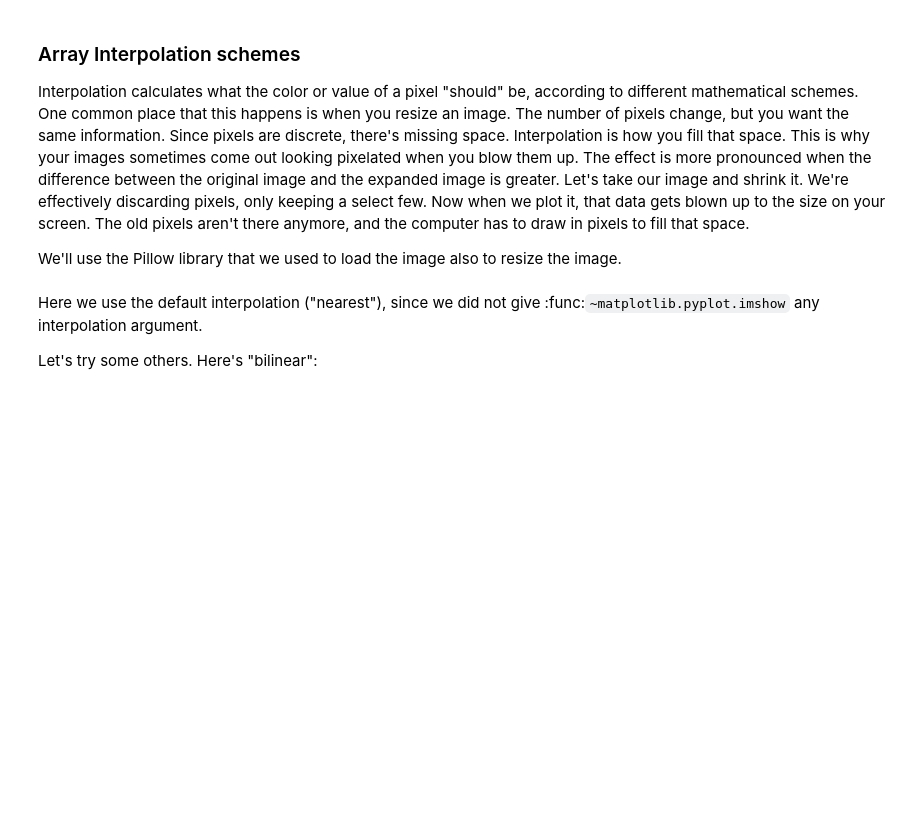
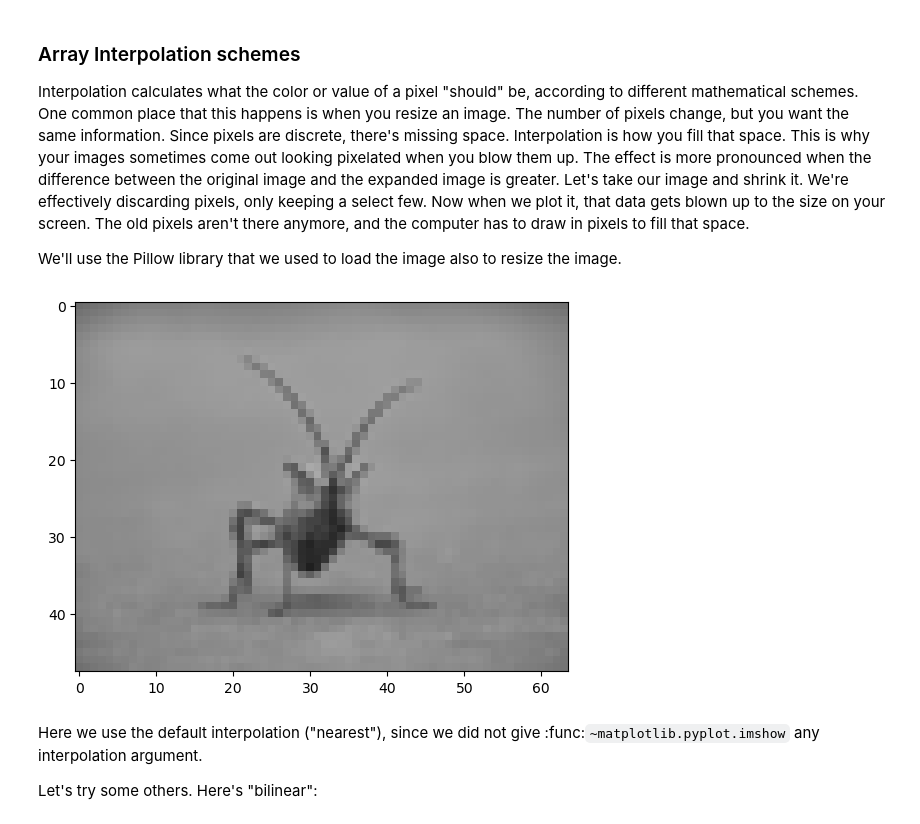
Before and after one commit to invinciblesk/matplotlib_Basics, a Jupyter notebook: tutorials_jupyter/images.ipynb, the cells around one changed output. Saved outputs shown, nothing was run; the diff lists cells and outputs as text; code cells hidden in the pictures; blank space fills up the shorter version.

Commit message:
Resized image on images.ipynb

```diff
--- a/tutorials_jupyter/images.ipynb
+++ b/tutorials_jupyter/images.ipynb
@@ -219,9 +251,12 @@ and the computer has to draw in pixels to fill that space.
 We'll use the Pillow library that we used to load the image also to resize
 the image.
 # %%
-img = Image.open('../../doc/_static/stinkbug.png')
+
+img = Image.open('stinkbug.png')
 img.thumbnail((64, 64))  # resizes image in-place
 imgplot = plt.imshow(img)
+# %% [output]
+[figure, added]
 # %% [markdown]
 Here we use the default interpolation ("nearest"), since we did not
 give :func:`~matplotlib.pyplot.imshow` any interpolation argument.
```
Also changed, not shown: parts of 6 cells of this notebook.
